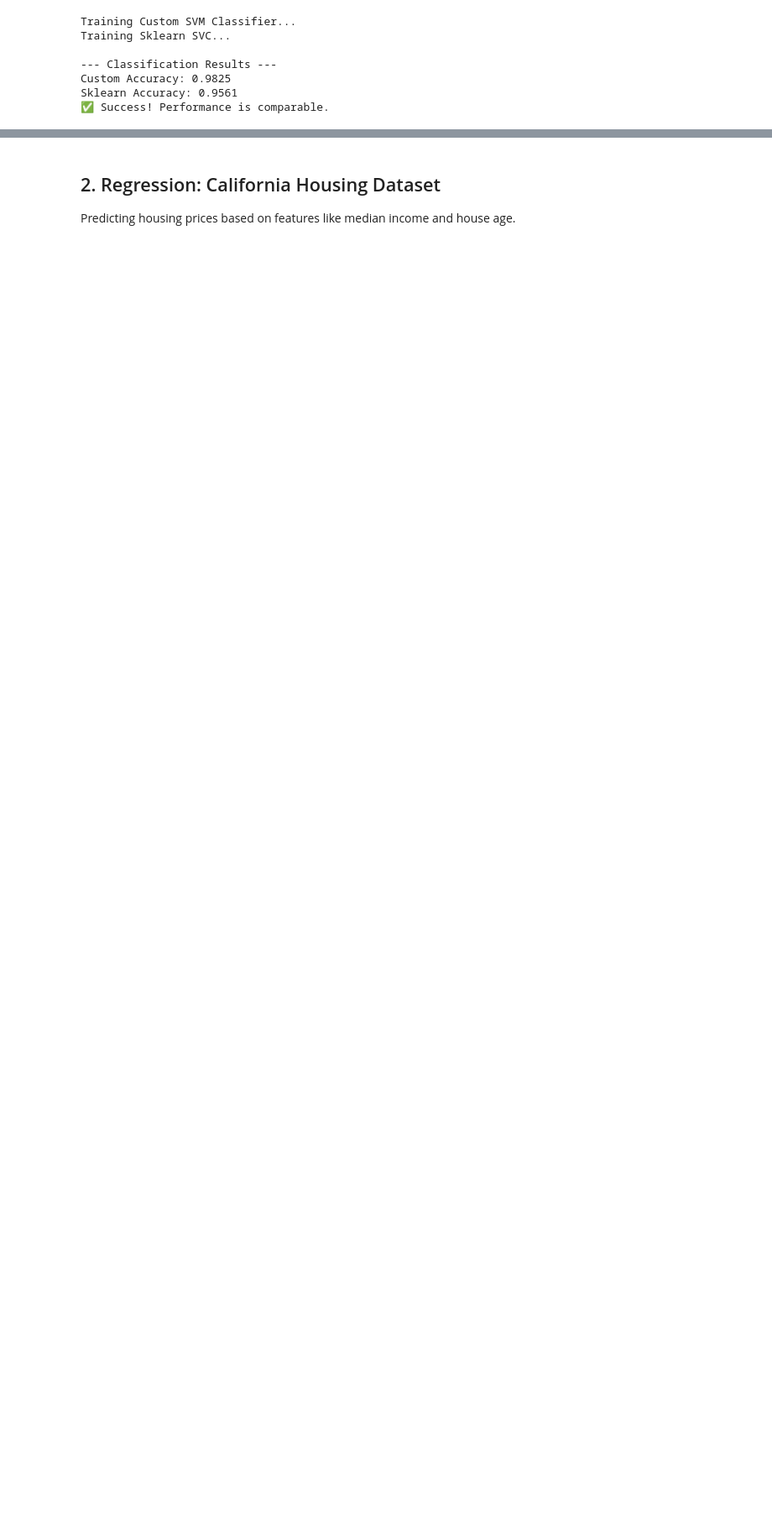
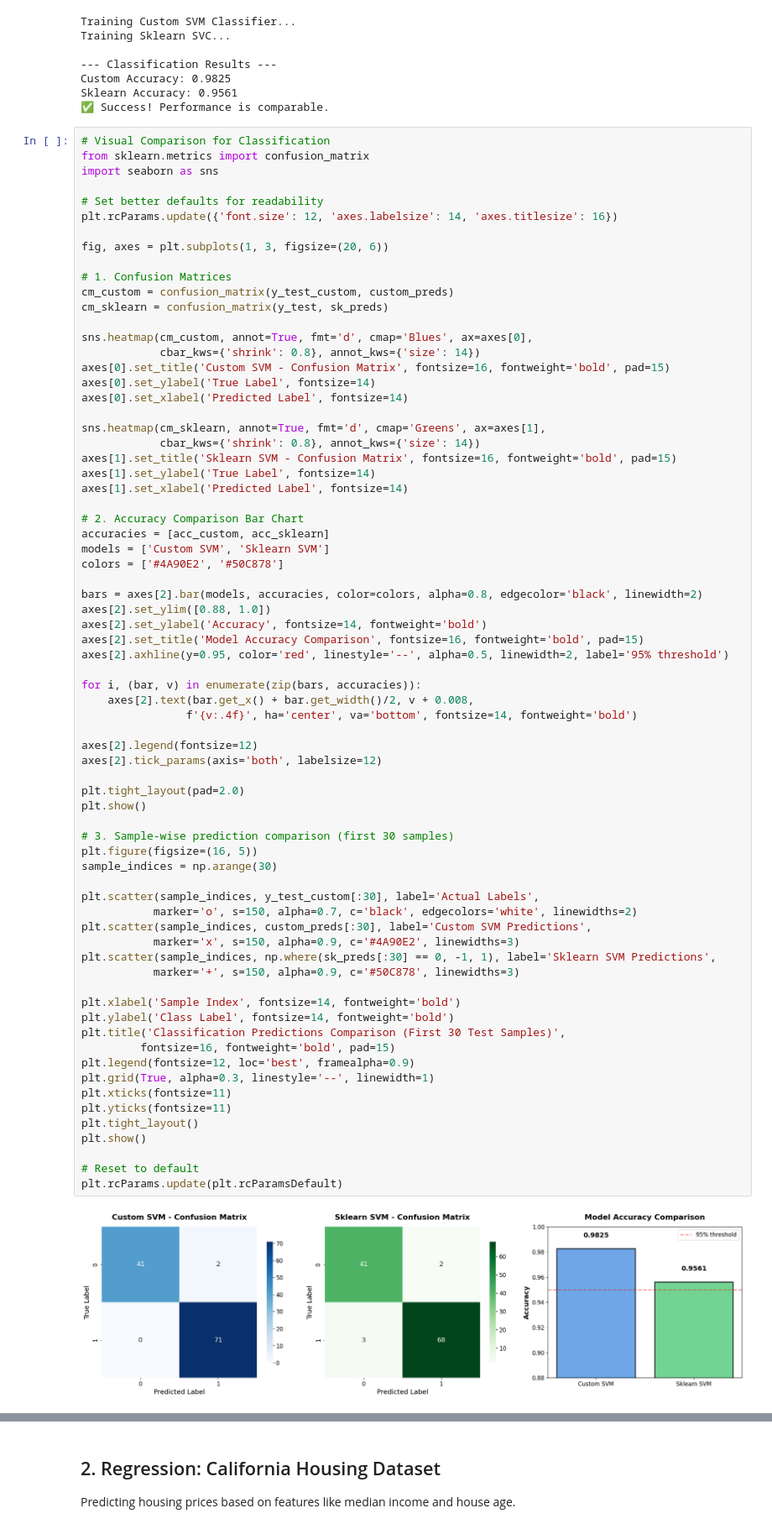
Before and after one commit to ImperialJaat7121/My-own-created-ML-algorithms-, a Jupyter notebook: svm/comparision.ipynb, the cells around one changed output, grey strips where cells are left out. Shown at 84% size. Cells and saved outputs as stored; diff of their text form; blank space fills up the shorter version.

Commit message:
adding visualisation in the notebook

```diff
--- a/svm/comparision.ipynb
+++ b/svm/comparision.ipynb
@@ -67,3 +67,76 @@ Training Sklearn SVC...
 Custom Accuracy: 0.9825
 Sklearn Accuracy: 0.9561
 ✅ Success! Performance is comparable.
+# %%
+# Visual Comparison for Classification
+from sklearn.metrics import confusion_matrix
+import seaborn as sns
+
+# Set better defaults for readability
+plt.rcParams.update({'font.size': 12, 'axes.labelsize': 14, 'axes.titlesize': 16})
+
+fig, axes = plt.subplots(1, 3, figsize=(20, 6))
+
+# 1. Confusion Matrices
+cm_custom = confusion_matrix(y_test_custom, custom_preds)
+cm_sklearn = confusion_matrix(y_test, sk_preds)
+
+sns.heatmap(cm_custom, annot=True, fmt='d', cmap='Blues', ax=axes[0],
+            cbar_kws={'shrink': 0.8}, annot_kws={'size': 14})
+axes[0].set_title('Custom SVM - Confusion Matrix', fontsize=16, fontweight='bold', pad=15)
+axes[0].set_ylabel('True Label', fontsize=14)
+axes[0].set_xlabel('Predicted Label', fontsize=14)
+
+sns.heatmap(cm_sklearn, annot=True, fmt='d', cmap='Greens', ax=axes[1],
+            cbar_kws={'shrink': 0.8}, annot_kws={'size': 14})
+axes[1].set_title('Sklearn SVM - Confusion Matrix', fontsize=16, fontweight='bold', pad=15)
+axes[1].set_ylabel('True Label', fontsize=14)
+axes[1].set_xlabel('Predicted Label', fontsize=14)
+
+# 2. Accuracy Comparison Bar Chart
+accuracies = [acc_custom, acc_sklearn]
+models = ['Custom SVM', 'Sklearn SVM']
+colors = ['#4A90E2', '#50C878']
+
+bars = axes[2].bar(models, accuracies, color=colors, alpha=0.8, edgecolor='black', linewidth=2)
+axes[2].set_ylim([0.88, 1.0])
+axes[2].set_ylabel('Accuracy', fontsize=14, fontweight='bold')
+axes[2].set_title('Model Accuracy Comparison', fontsize=16, fontweight='bold', pad=15)
+axes[2].axhline(y=0.95, color='red', linestyle='--', alpha=0.5, linewidth=2, label='95% threshold')
+
+for i, (bar, v) in enumerate(zip(bars, accuracies)):
+    axes[2].text(bar.get_x() + bar.get_width()/2, v + 0.008,
+                f'{v:.4f}', ha='center', va='bottom', fontsize=14, fontweight='bold')
+
+axes[2].legend(fontsize=12)
+axes[2].tick_params(axis='both', labelsize=12)
+
+plt.tight_layout(pad=2.0)
+plt.show()
+
+# 3. Sample-wise prediction comparison (first 30 samples)
+plt.figure(figsize=(16, 5))
+sample_indices = np.arange(30)
+
+plt.scatter(sample_indices, y_test_custom[:30], label='Actual Labels',
+           marker='o', s=150, alpha=0.7, c='black', edgecolors='white', linewidths=2)
+plt.scatter(sample_indices, custom_preds[:30], label='Custom SVM Predictions',
+           marker='x', s=150, alpha=0.9, c='#4A90E2', linewidths=3)
+plt.scatter(sample_indices, np.where(sk_preds[:30] == 0, -1, 1), label='Sklearn SVM Predictions',
+           marker='+', s=150, alpha=0.9, c='#50C878', linewidths=3)
+
+plt.xlabel('Sample Index', fontsize=14, fontweight='bold')
+plt.ylabel('Class Label', fontsize=14, fontweight='bold')
+plt.title('Classification Predictions Comparison (First 30 Test Samples)',
+         fontsize=16, fontweight='bold', pad=15)
+plt.legend(fontsize=12, loc='best', framealpha=0.9)
+plt.grid(True, alpha=0.3, linestyle='--', linewidth=1)
+plt.xticks(fontsize=11)
+plt.yticks(fontsize=11)
+plt.tight_layout()
+plt.show()
+
+# Reset to default
+plt.rcParams.update(plt.rcParamsDefault)
+# %% [output]
+[figure, added]
```
Also changed, not shown: parts of 1 cell of this notebook.
